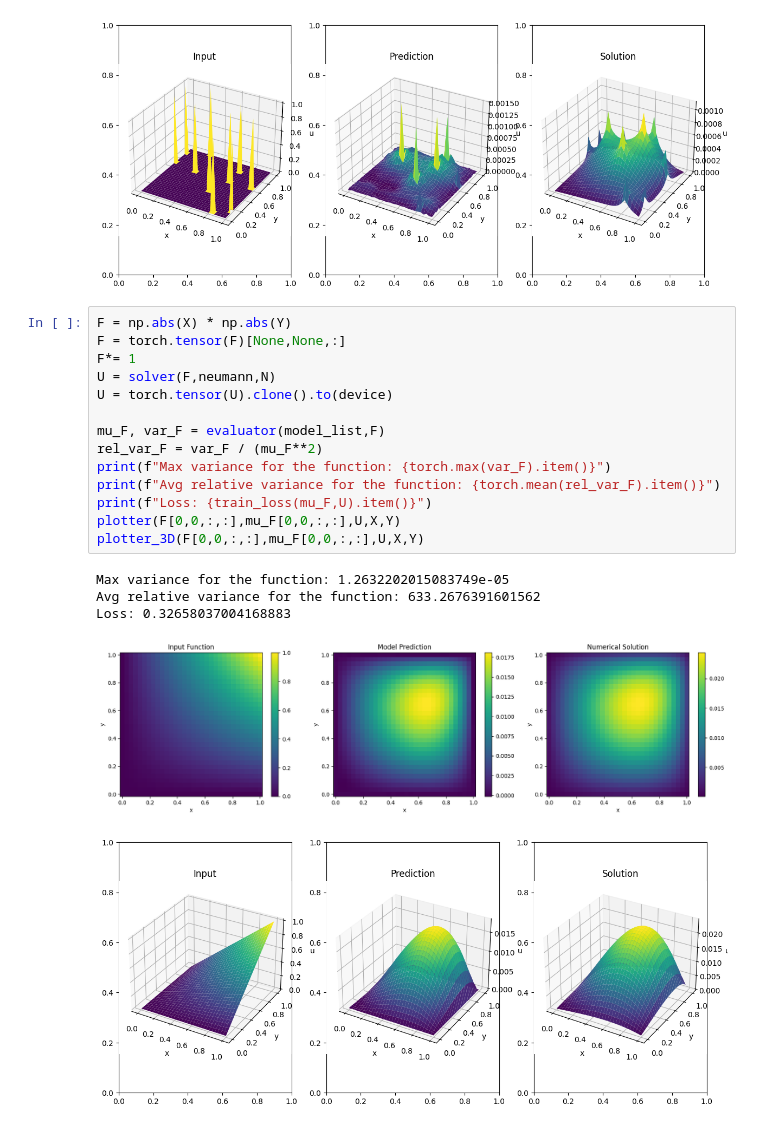
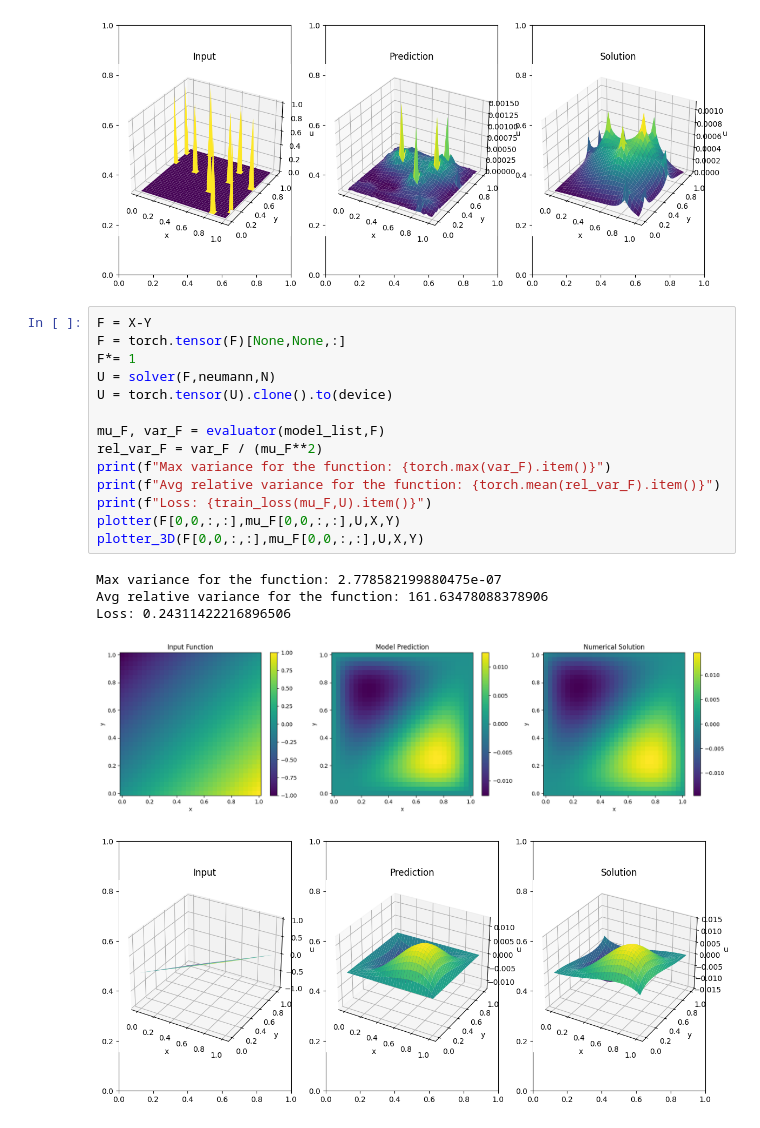
Before and after one commit to frasermartinx/MScProject, a Jupyter notebook: code/Ensemble-results.ipynb, the cells around one changed output. Cells and saved outputs as stored; diff of their text form.

```diff
--- a/code/Ensemble-results.ipynb
+++ b/code/Ensemble-results.ipynb
@@ -271,25 +271,25 @@ Loss: 0.5949279385200595
 [figure]
 [figure]
 # %%
-F = np.abs(X) * np.abs(Y)
+F = X-Y
 F = torch.tensor(F)[None,None,:]
 F*= 1
 U = solver(F,neumann,N)
 U = torch.tensor(U).clone().to(device)
 
 mu_F, var_F = evaluator(model_list,F)
 rel_var_F = var_F / (mu_F**2)
 print(f"Max variance for the function: {torch.max(var_F).item()}")
 print(f"Avg relative variance for the function: {torch.mean(rel_var_F).item()}")
 print(f"Loss: {train_loss(mu_F,U).item()}")
 plotter(F[0,0,:,:],mu_F[0,0,:,:],U,X,Y)
 plotter_3D(F[0,0,:,:],mu_F[0,0,:,:],U,X,Y)
 # %% [output]
-Max variance for the function: 1.2632202015083749e-05
-Avg relative variance for the function: 633.2676391601562
-Loss: 0.32658037004168883
+Max variance for the function: 2.778582199880475e-07
+Avg relative variance for the function: 161.63478088378906
+Loss: 0.24311422216896506
-[figure, old version]
+[figure, new version]
-[figure, old version]
+[figure, new version]
 # %%
 #test set element
 i = np.random.randint(0,100)
```
Also changed, not shown: parts of 4 cells of this notebook, 1 other file.
